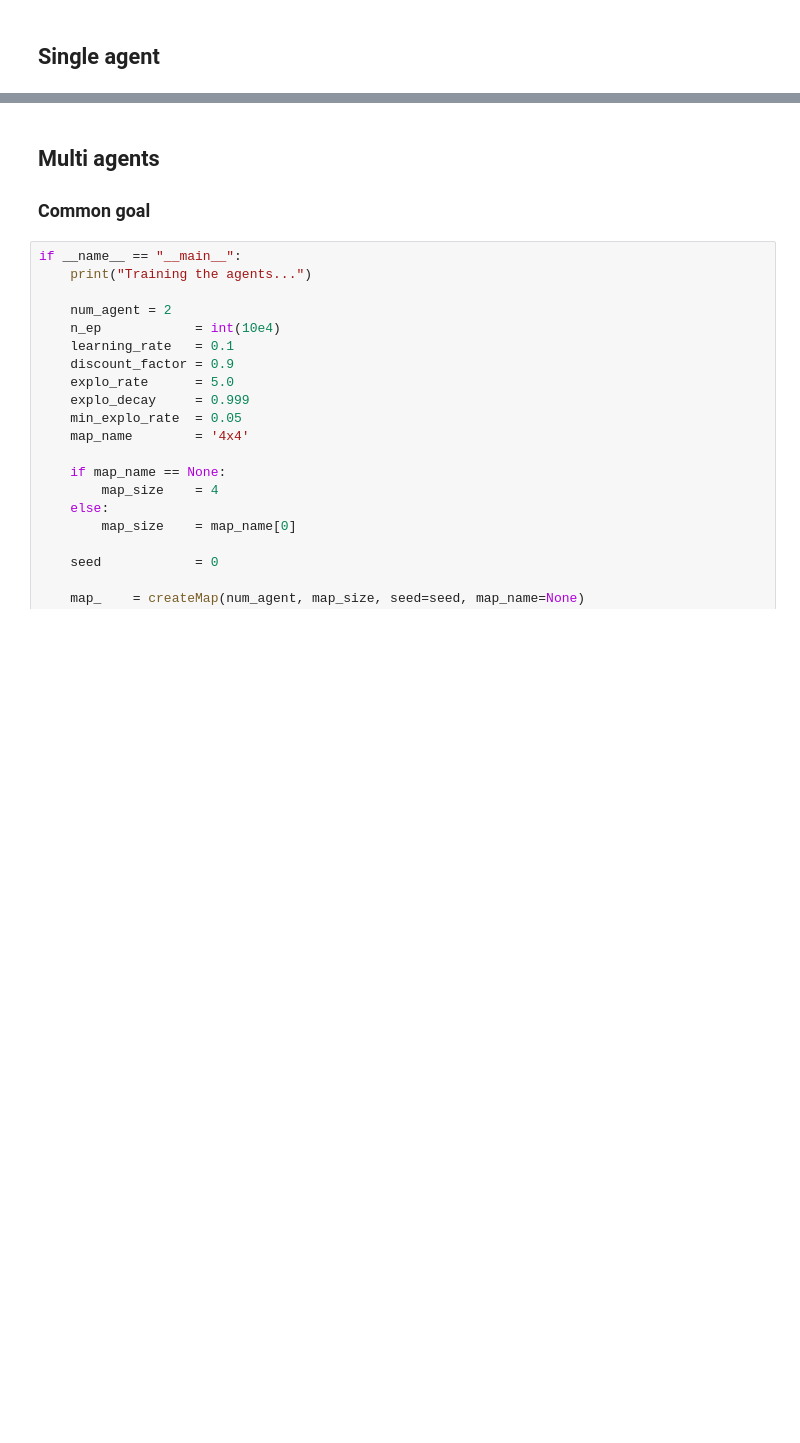
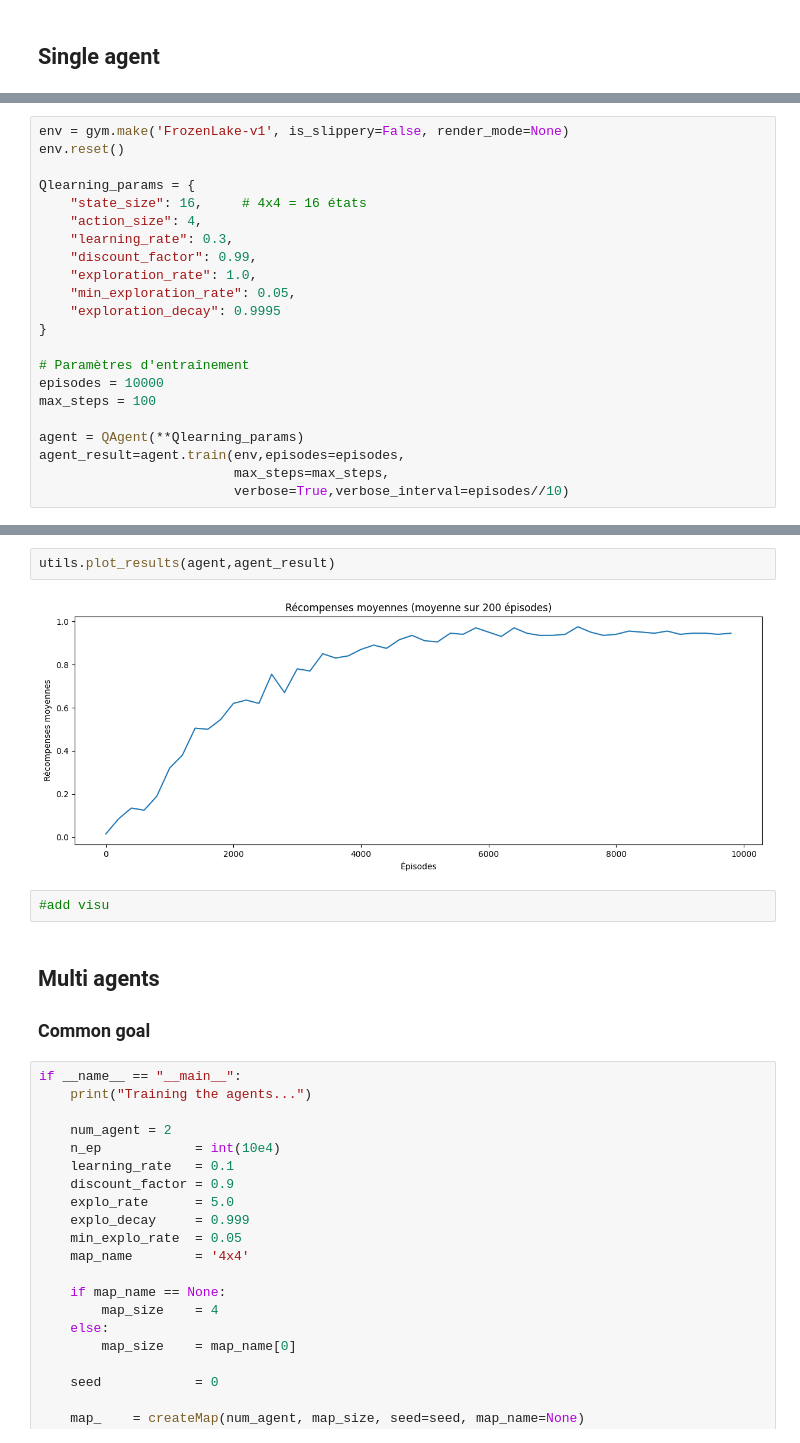
Before and after one commit to edabier/MARL-project, a Jupyter notebook: rendu_final/main.ipynb, the cells around one changed output, grey strips where cells are left out. Drawn from its saved outputs; the diff is of its cells as text; blank space fills up the shorter version.

```diff
--- a/rendu_final/main.ipynb
+++ b/rendu_final/main.ipynb
@@ -24,0 +40,22 @@ import utils
+# %%
+env = gym.make('FrozenLake-v1', is_slippery=False, render_mode=None)
+env.reset()
+
+Qlearning_params = {
+    "state_size": 16,     # 4x4 = 16 états
+    "action_size": 4,
+    "learning_rate": 0.3,
+    "discount_factor": 0.99,
+    "exploration_rate": 1.0,
+    "min_exploration_rate": 0.05,
+    "exploration_decay": 0.9995
+}
+
+# Paramètres d'entraînement
+episodes = 10000
+max_steps = 100
+
+agent = QAgent(**Qlearning_params)
+agent_result=agent.train(env,episodes=episodes,
+                         max_steps=max_steps,
+                         verbose=True,verbose_interval=episodes//10)
@@ -25,3 +78,9 @@ import utils
+# %%
+utils.plot_results(agent,agent_result)
+# %% [output]
+[figure, added]
+# %%
+#add visu
 # %% [markdown]
 ## Multi agents
 ### Common goal
```
Also changed, not shown: parts of 3 cells of this notebook, 1 other file.
